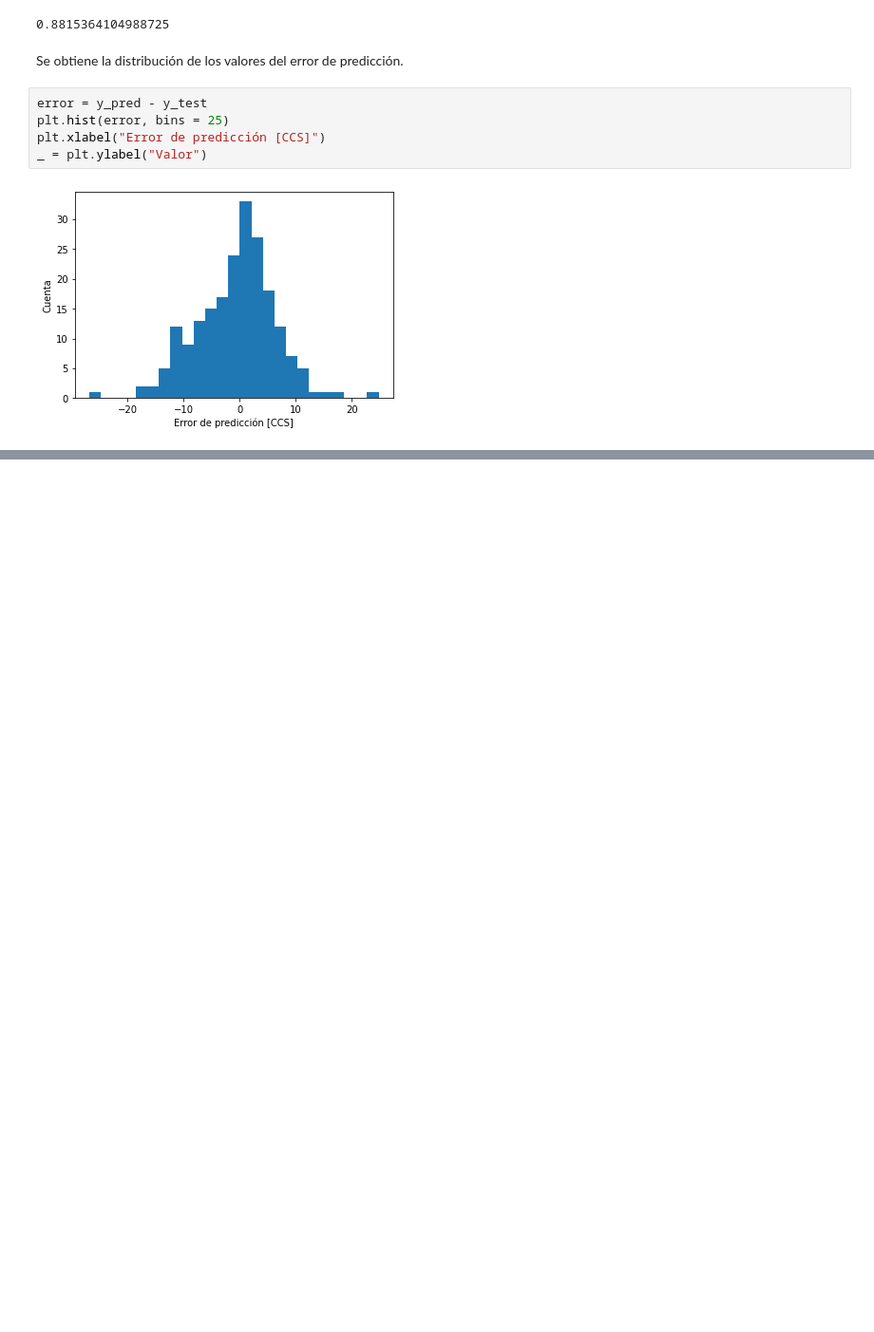
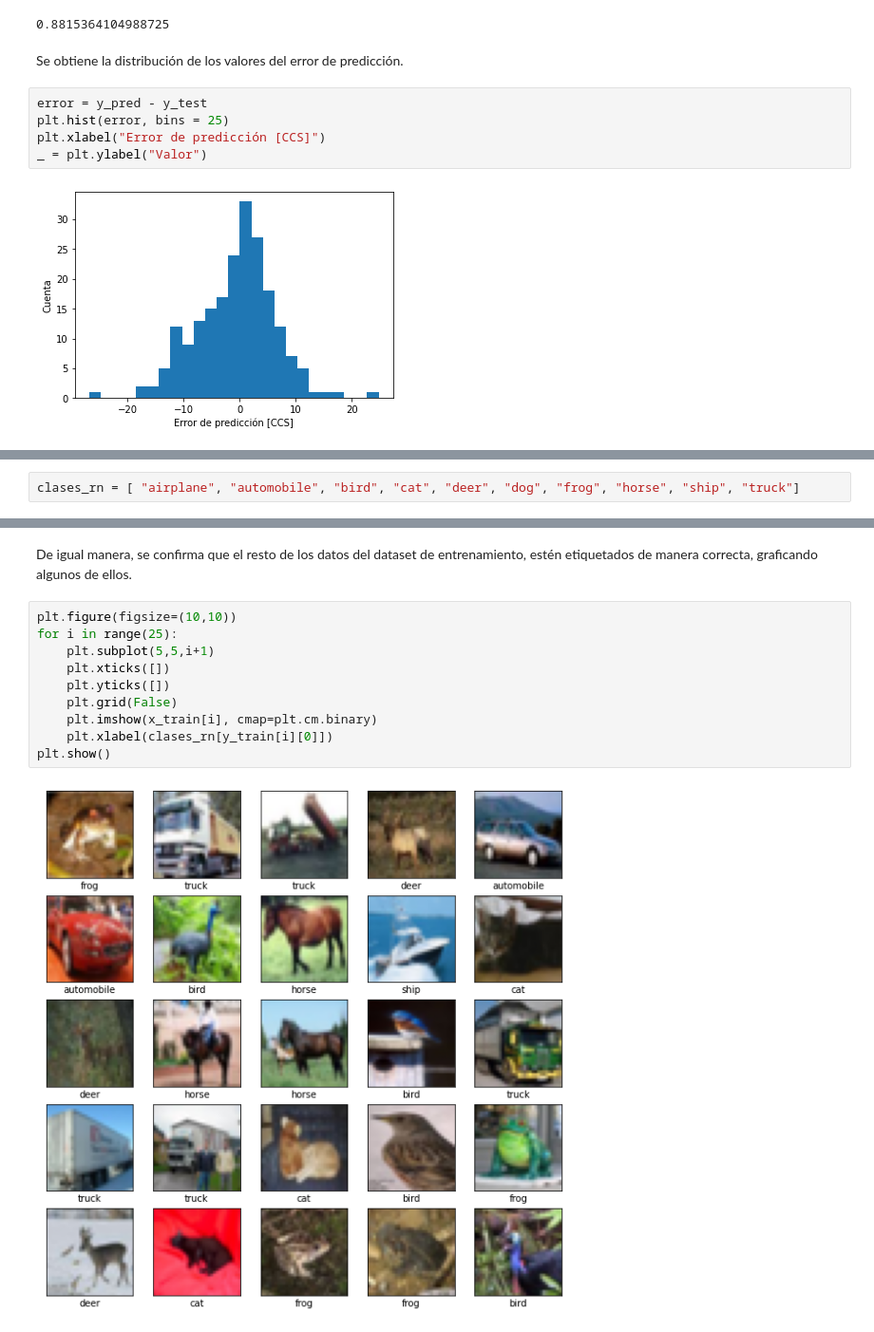
Before and after one commit to brn2bwild/modelos_redes_neuronales, a Jupyter notebook: actividad_2.ipynb, the cells around one changed output, grey strips where cells are left out. Shown at 95% size. Drawn from its saved outputs; the diff is of its cells as text; blank space fills up the shorter version.

```diff
--- a/actividad_2.ipynb
+++ b/actividad_2.ipynb
@@ -469,0 +479,2 @@ _ = plt.ylabel("Valor")
+# %%
+clases_rn = [ "airplane", "automobile", "bird", "cat", "deer", "dog", "frog", "horse", "ship", "truck"]
@@ -469,0 +518,14 @@ _ = plt.ylabel("Valor")
+# %% [markdown]
+De igual manera, se confirma que el resto de los datos del dataset de entrenamiento, estén etiquetados de manera correcta, graficando algunos de ellos.
+# %%
+plt.figure(figsize=(10,10))
+for i in range(25):
+    plt.subplot(5,5,i+1)
+    plt.xticks([])
+    plt.yticks([])
+    plt.grid(False)
+    plt.imshow(x_train[i], cmap=plt.cm.binary)
+    plt.xlabel(clases_rn[y_train[i][0]])
+plt.show()
+# %% [output]
+[figure, added]
```
Also changed, not shown: parts of 52 cells of this notebook.
